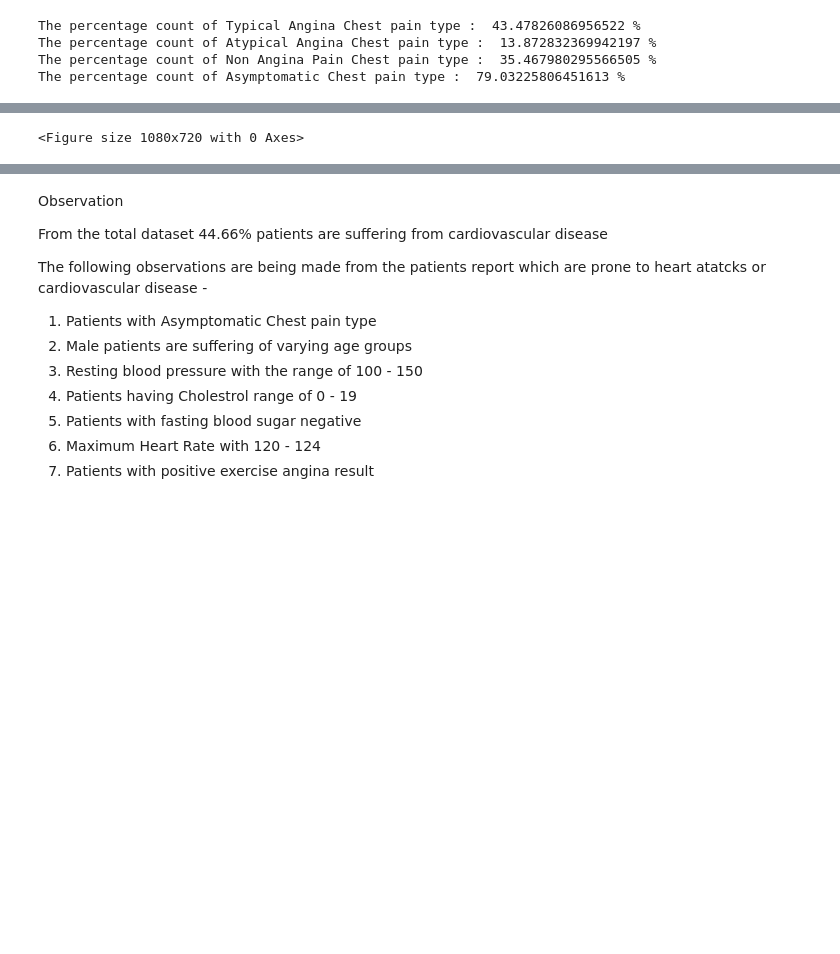
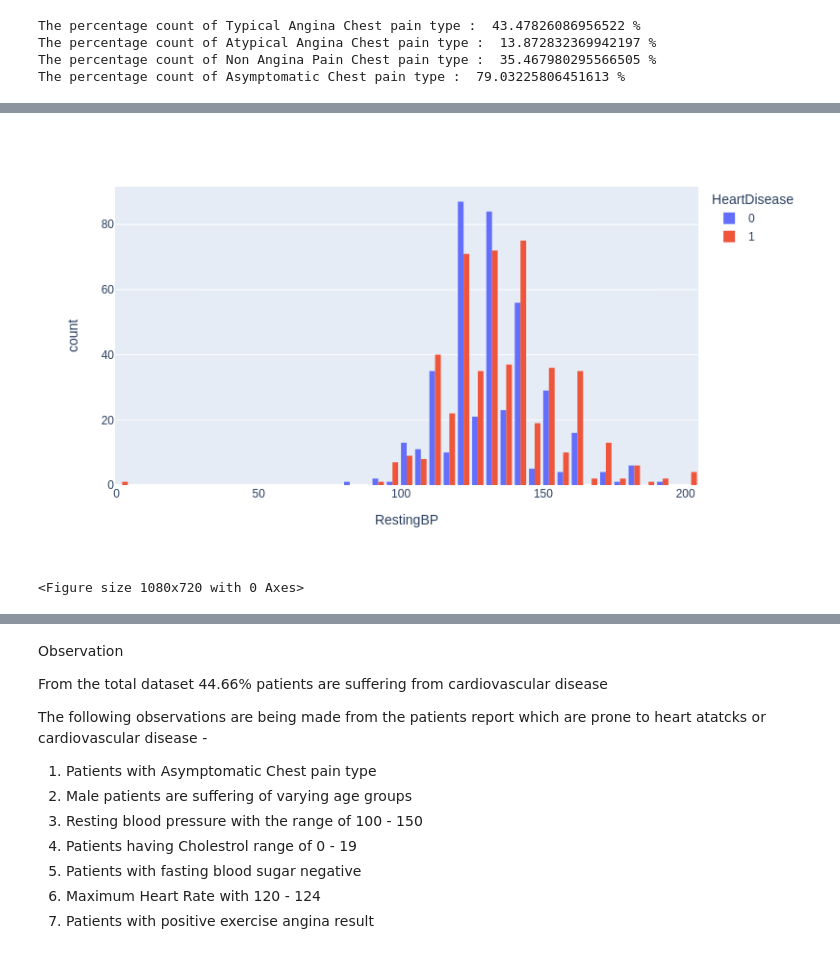
Before and after one commit to soumo99/AI_ML_Projects, a Jupyter notebook: Heart_Disease_Prediction.ipynb, the cells around one changed output, grey strips where cells are left out. Cells and saved outputs as stored; diff of their text form; code cells hidden in the pictures; blank space fills up the shorter version.

```diff
--- a/Heart_Disease_Prediction.ipynb
+++ b/Heart_Disease_Prediction.ipynb
@@ -316,5 +319,6 @@ px.histogram(data, x = 'ChestPainType', color = 'HeartDisease', barmode = 'group
 <Figure size 1080x720 with 0 Axes>
 # %%
 plt.figure(figsize = (15,10))
-px.histogram(data, x = 'RestingBP', color = 'HeartDisease', barmode = 'group' )
+fig = px.histogram(data, x = 'RestingBP', color = 'HeartDisease', barmode = 'group' )
+gitly.show(fig)
 # %% [output]
@@ -322,3 +325,4 @@ px.histogram(data, x = 'RestingBP', color = 'HeartDisease', barmode = 'group' )
+[figure, added]
 <Figure size 1080x720 with 0 Axes>
 # %%
 plt.figure(figsize = (15,10))
```
Also changed, not shown: parts of 14 cells of this notebook.
